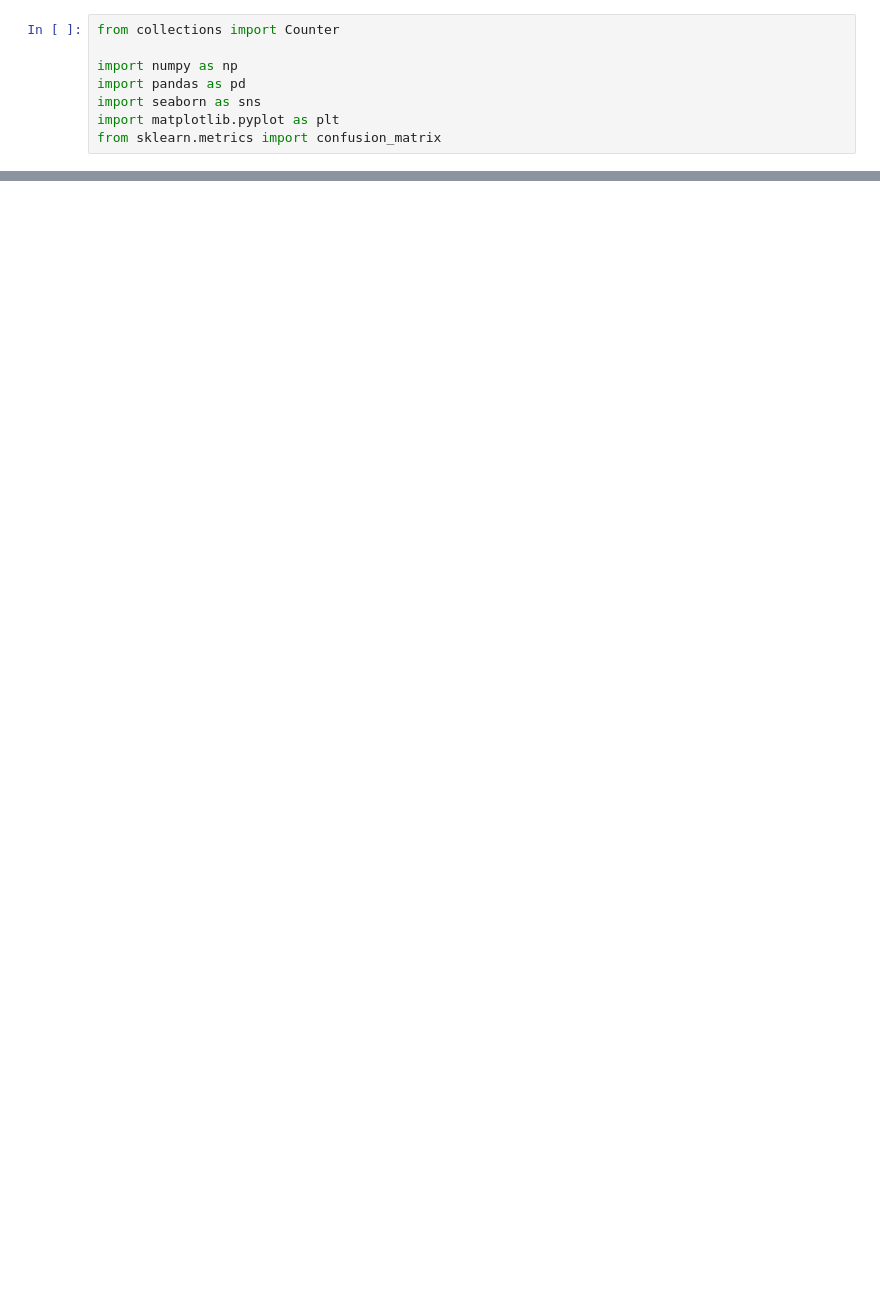
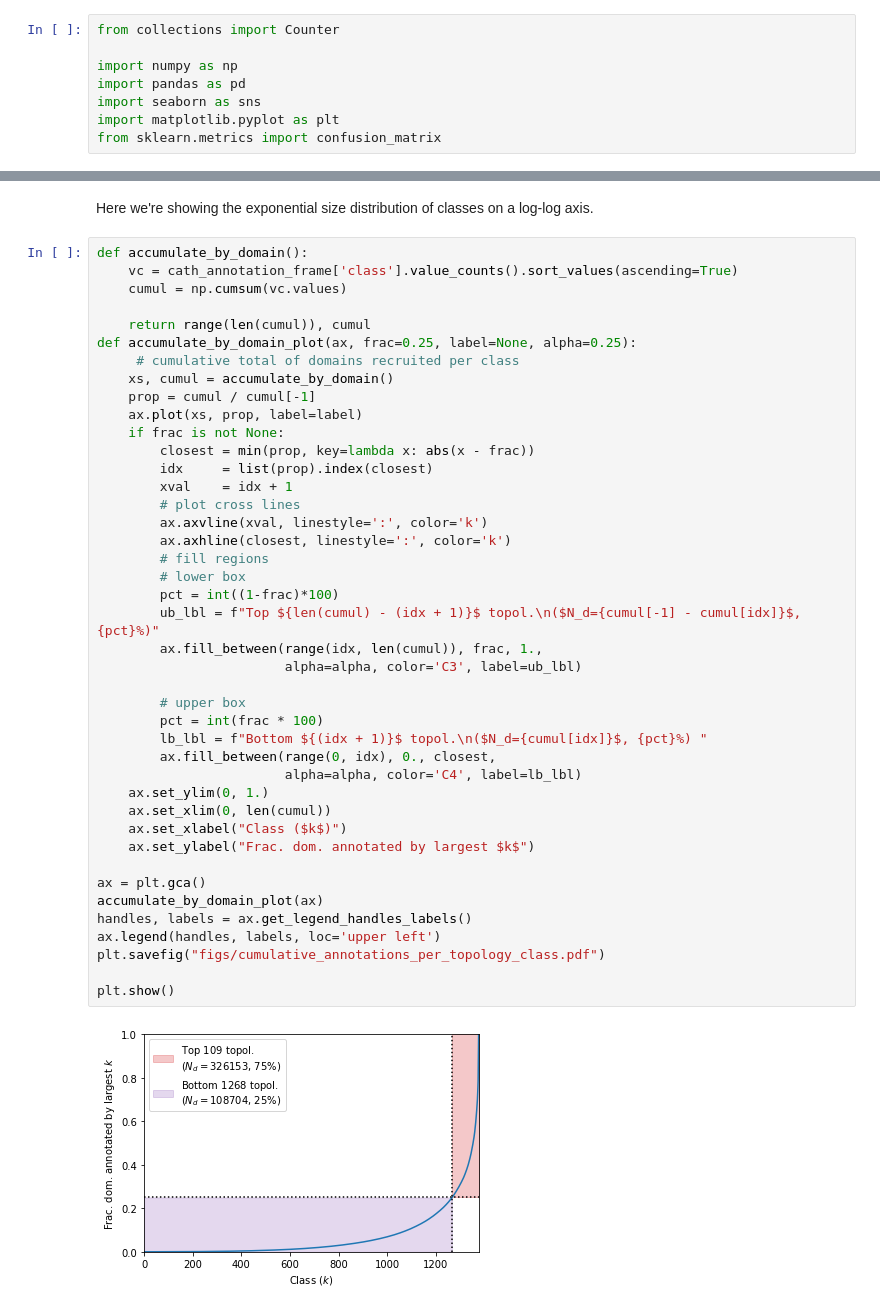
Before and after one commit to VGligorijevic/ProteinUniverse, a Jupyter notebook: ipynb/cath-classes.ipynb, the cells around one changed output, grey strips where cells are left out. Cells and saved outputs as stored; diff of their text form; blank space fills up the shorter version.

```diff
--- a/ipynb/cath-classes.ipynb
+++ b/ipynb/cath-classes.ipynb
@@ -88,0 +101,46 @@ plt.show()
+# %% [markdown]
+ Here we're showing the exponential size distribution of classes on a log-log axis.
+# %%
+def accumulate_by_domain():
+    vc = cath_annotation_frame['class'].value_counts().sort_values(ascending=True)
+    cumul = np.cumsum(vc.values)
+
+    return range(len(cumul)), cumul
+def accumulate_by_domain_plot(ax, frac=0.25, label=None, alpha=0.25):
+     # cumulative total of domains recruited per class
+    xs, cumul = accumulate_by_domain()
+    prop = cumul / cumul[-1]
+    ax.plot(xs, prop, label=label)
+    if frac is not None:
+        closest = min(prop, key=lambda x: abs(x - frac))
+        idx     = list(prop).index(closest)
+        xval    = idx + 1
+        # plot cross lines
+        ax.axvline(xval, linestyle=':', color='k')
+        ax.axhline(closest, linestyle=':', color='k')
+        # fill regions
+        # lower box
+        pct = int((1-frac)*100)
+        ub_lbl = f"Top ${len(cumul) - (idx + 1)}$ topol.\n($N_d={cumul[-1] - cumul[idx]}$, {pct}%)"
+        ax.fill_between(range(idx, len(cumul)), frac, 1.,
+                        alpha=alpha, color='C3', label=ub_lbl)
+
+        # upper box
+        pct = int(frac * 100)
+        lb_lbl = f"Bottom ${(idx + 1)}$ topol.\n($N_d={cumul[idx]}$, {pct}%) "
+        ax.fill_between(range(0, idx), 0., closest,
+                        alpha=alpha, color='C4', label=lb_lbl)
+    ax.set_ylim(0, 1.)
+    ax.set_xlim(0, len(cumul))
+    ax.set_xlabel("Class ($k$)")
+    ax.set_ylabel("Frac. dom. annotated by largest $k$")
+
+ax = plt.gca()
+accumulate_by_domain_plot(ax)
+handles, labels = ax.get_legend_handles_labels()
+ax.legend(handles, labels, loc='upper left')
+plt.savefig("figs/cumulative_annotations_per_topology_class.pdf")
+
+plt.show()
+# %% [output]
+[figure, added]
```
Also changed, not shown: parts of 14 cells of this notebook, 6 other files.
